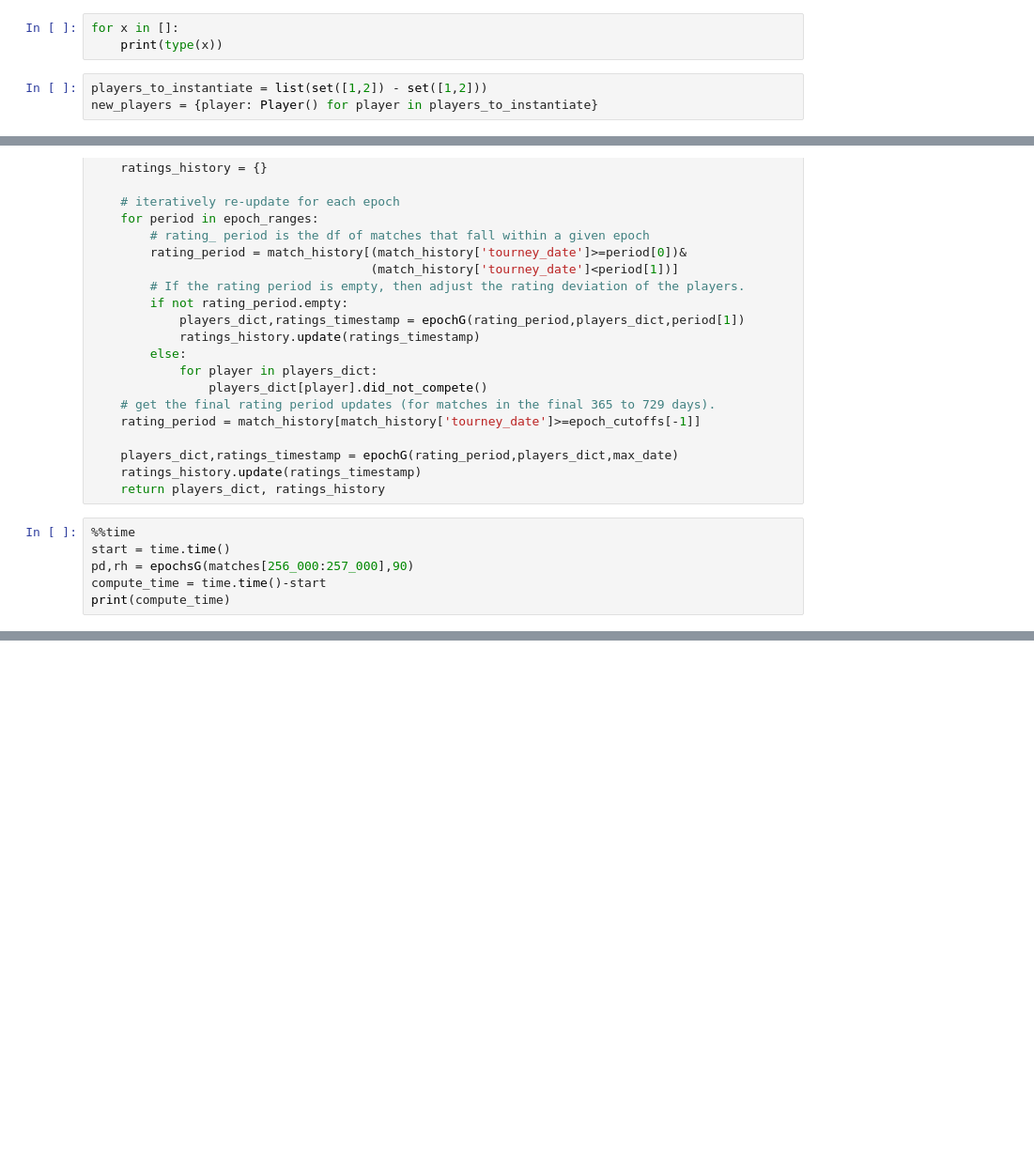
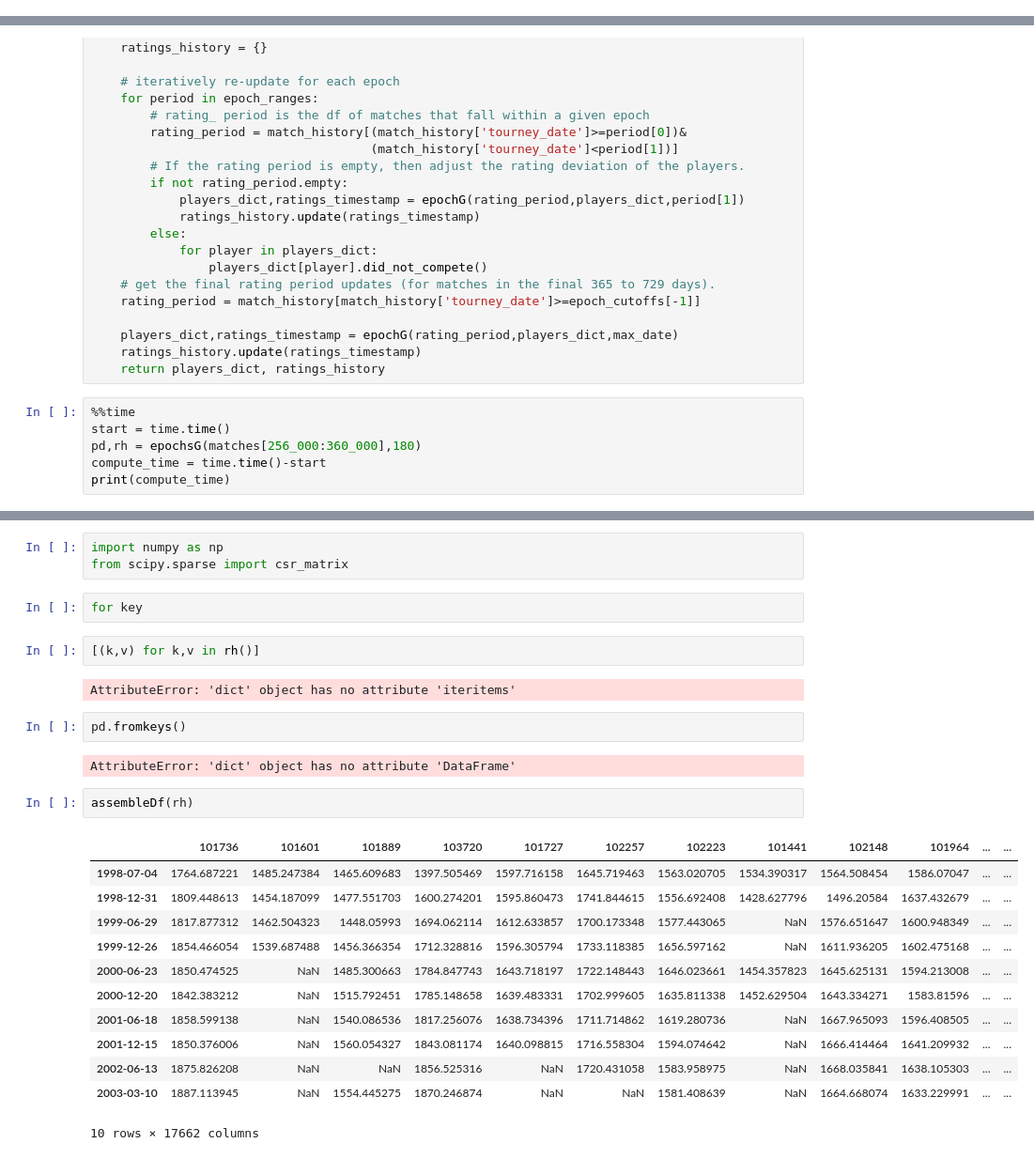
Before and after one commit to wcmohr/wcmohr_portfolio, a Jupyter notebook: Notebooks/Glycko2Exploration.ipynb, the cells around one changed output, grey strips where cells are left out. Shown at 94% size. Saved outputs shown, nothing was run; the diff lists cells and outputs as text; blank space fills up the shorter version.

Commit message:
attempt to merge ranging and match dataframes

```diff
--- a/Notebooks/Glycko2Exploration.ipynb
+++ b/Notebooks/Glycko2Exploration.ipynb
@@ -18,9 +15,3 @@ matches = pd.read_csv('../Data/matches_glicko2.csv',parse_dates = ['tourney_date
-# %%
-for x in []:
-    print(type(x))
-# %%
-players_to_instantiate = list(set([1,2]) - set([1,2]))
-new_players = {player: Player() for player in players_to_instantiate}
 # %%
 def epochG(matches, players_dict,cutoff_date):
     '''Take in a dataframe with matches, a list of players, a dictionary of players with the elements
@@ -142,7 +131,7 @@ def epochsG(match_history, interval_length = 365):
 # %%
 %%time
 start = time.time()
-pd,rh = epochsG(matches[256_000:257_000],90)
+pd,rh = epochsG(matches[256_000:360_000],180)
 compute_time = time.time()-start
 print(compute_time)
 # %% [output]
@@ -214,0 +169,28 @@ matches[matches['tourney_date'] <= "1879-07-09"]
+# %%
+import numpy as np
+from scipy.sparse import csr_matrix
+# %%
+for key
+# %%
+[(k,v) for k,v in rh()]
+# %% [output]
+AttributeError: 'dict' object has no attribute 'iteritems'
+# %%
+pd.fromkeys()
+# %% [output]
+AttributeError: 'dict' object has no attribute 'DataFrame'
+# %%
+assembleDf(rh)
+# %% [output]
+|  | 101736 | 101601 | 101889 | 103720 | 101727 | 102257 | 102223 | 101441 | 102148 | 101964 | ... | ... |
+| 1998-07-04 | 1764.687221 | 1485.247384 | 1465.609683 | 1397.505469 | 1597.716158 | 1645.719463 | 1563.020705 | 1534.390317 | 1564.508454 | 1586.07047 | ... | ... |
+| 1998-12-31 | 1809.448613 | 1454.187099 | 1477.551703 | 1600.274201 | 1595.860473 | 1741.844615 | 1556.692408 | 1428.627796 | 1496.20584 | 1637.432679 | ... | ... |
+| 1999-06-29 | 1817.877312 | 1462.504323 | 1448.05993 | 1694.062114 | 1612.633857 | 1700.173348 | 1577.443065 | NaN | 1576.651647 | 1600.948349 | ... | ... |
+| 1999-12-26 | 1854.466054 | 1539.687488 | 1456.366354 | 1712.328816 | 1596.305794 | 1733.118385 | 1656.597162 | NaN | 1611.936205 | 1602.475168 | ... | ... |
+| 2000-06-23 | 1850.474525 | NaN | 1485.300663 | 1784.847743 | 1643.718197 | 1722.148443 | 1646.023661 | 1454.357823 | 1645.625131 | 1594.213008 | ... | ... |
+| 2000-12-20 | 1842.383212 | NaN | 1515.792451 | 1785.148658 | 1639.483331 | 1702.999605 | 1635.811338 | 1452.629504 | 1643.334271 | 1583.81596 | ... | ... |
+| 2001-06-18 | 1858.599138 | NaN | 1540.086536 | 1817.256076 | 1638.734396 | 1711.714862 | 1619.280736 | NaN | 1667.965093 | 1596.408505 | ... | ... |
+| 2001-12-15 | 1850.376006 | NaN | 1560.054327 | 1843.081174 | 1640.098815 | 1716.558304 | 1594.074642 | NaN | 1666.414464 | 1641.209932 | ... | ... |
+| 2002-06-13 | 1875.826208 | NaN | NaN | 1856.525316 | NaN | 1720.431058 | 1583.958975 | NaN | 1668.035841 | 1638.105303 | ... | ... |
+| 2003-03-10 | 1887.113945 | NaN | 1554.445275 | 1870.246874 | NaN | NaN | 1581.408639 | NaN | 1664.668074 | 1633.229991 | ... | ... |
+10 rows × 17662 columns
```
Also changed, not shown: parts of 9 cells of this notebook, 3 other files.
